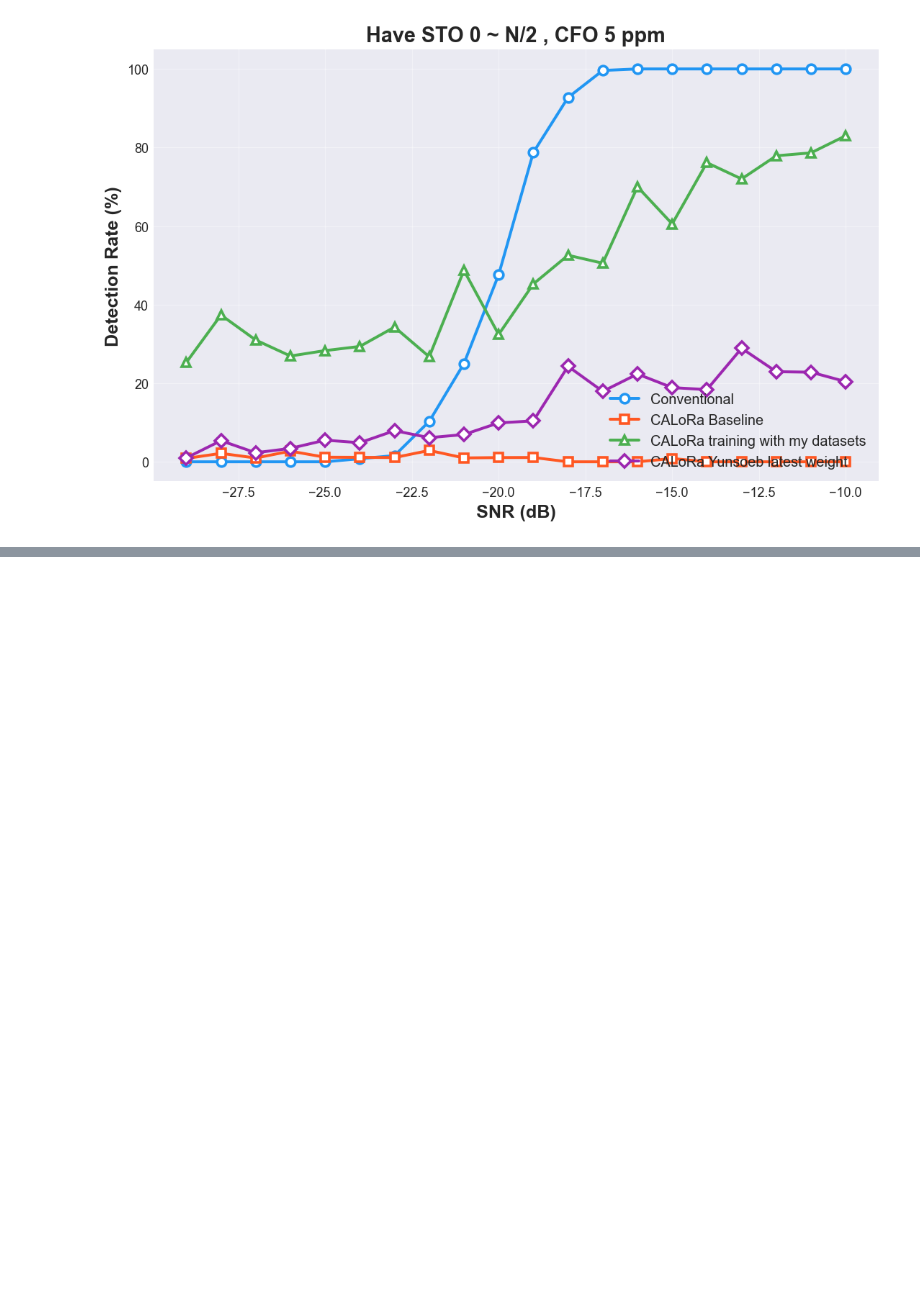
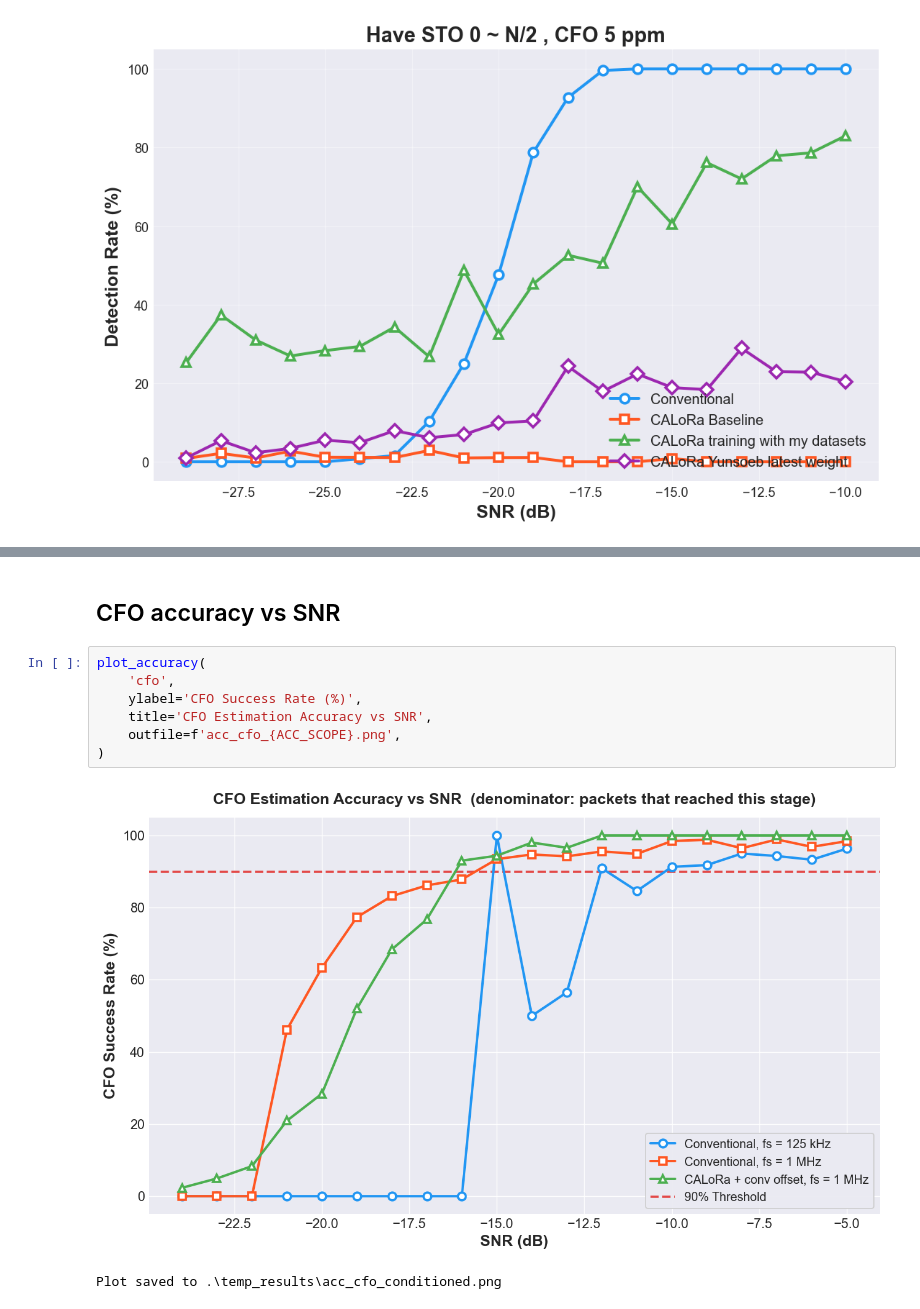
Before and after one commit to INC-PNU/CRAN-implementation, a Jupyter notebook: Server/plot_results.ipynb, the cells around one changed output, grey strips where cells are left out. Saved outputs shown, nothing was run; the diff lists cells and outputs as text; blank space fills up the shorter version.

```diff
--- a/Server/plot_results.ipynb
+++ b/Server/plot_results.ipynb
@@ -319,0 +472,12 @@ ax.grid(True, alpha=0.4)
+# %% [markdown]
+## CFO accuracy vs SNR
+# %%
+plot_accuracy(
+    'cfo',
+    ylabel='CFO Success Rate (%)',
+    title='CFO Estimation Accuracy vs SNR',
+    outfile=f'acc_cfo_{ACC_SCOPE}.png',
+)
+# %% [output]
+[figure, added]
+Plot saved to .\temp_results\acc_cfo_conditioned.png
```
Also changed, not shown: parts of 6 cells of this notebook, 35 other files.
